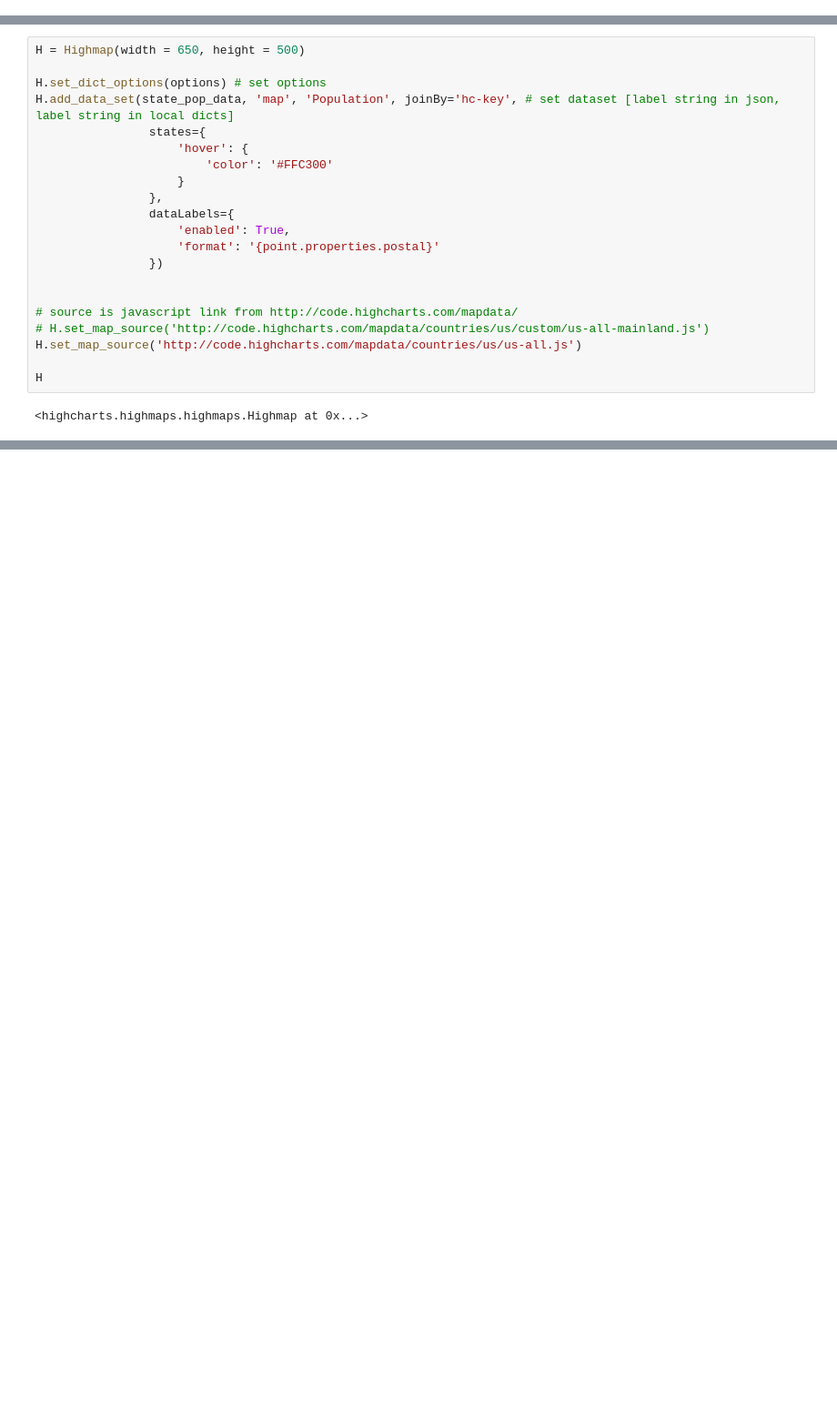
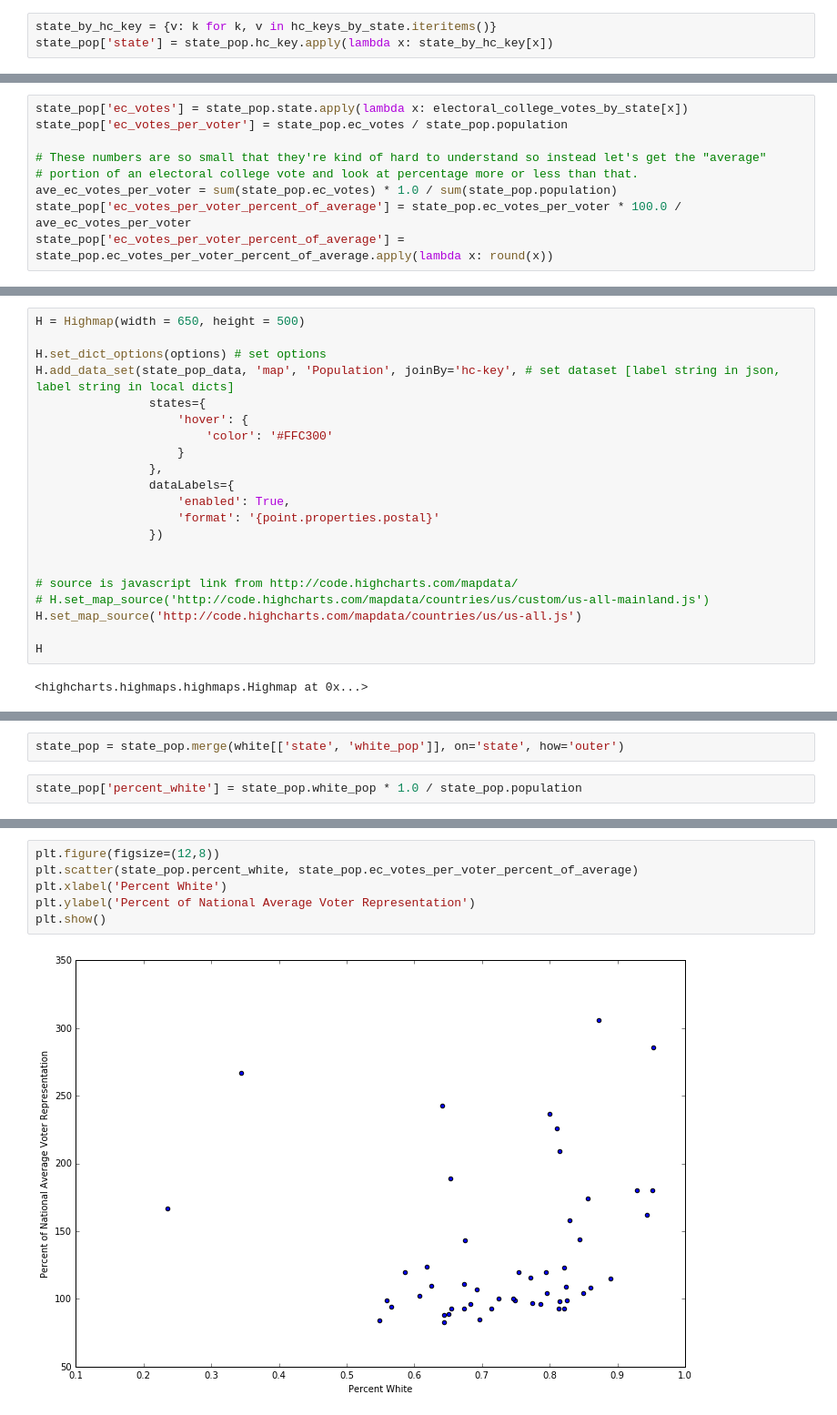
Before and after one commit to briannaschuyler/us_voting_project, a Jupyter notebook: population_data.ipynb, the cells around one changed output, grey strips where cells are left out. Shown: that part at 91% size. Saved outputs shown, nothing was run; the diff lists cells and outputs as text; blank space fills up the shorter version.

Commit message:
Plot EC representation

```diff
--- a/population_data.ipynb
+++ b/population_data.ipynb
@@ -63 +71,4 @@ for k in state_pop.index:
+# %%
+state_by_hc_key = {v: k for k, v in hc_keys_by_state.iteritems()}
+state_pop['state'] = state_pop.hc_key.apply(lambda x: state_by_hc_key[x])
 # %% [markdown]
@@ -64,0 +76,9 @@ for k in state_pop.index:
+# %%
+state_pop['ec_votes'] = state_pop.state.apply(lambda x: electoral_college_votes_by_state[x])
+state_pop['ec_votes_per_voter'] = state_pop.ec_votes / state_pop.population
+
+# These numbers are so small that they're kind of hard to understand so instead let's get the "average"
+# portion of an electoral college vote and look at percentage more or less than that.
+ave_ec_votes_per_voter = sum(state_pop.ec_votes) * 1.0 / sum(state_pop.population)
+state_pop['ec_votes_per_voter_percent_of_average'] = state_pop.ec_votes_per_voter * 100.0 / ave_ec_votes_per_voter
+state_pop['ec_votes_per_voter_percent_of_average'] = state_pop.ec_votes_per_voter_percent_of_average.apply(lambda x: round(x))
@@ -111,0 +192,4 @@ H
+# %%
+state_pop = state_pop.merge(white[['state', 'white_pop']], on='state', how='outer')
+# %%
+state_pop['percent_white'] = state_pop.white_pop * 1.0 / state_pop.population
@@ -111,0 +216,8 @@ H
+# %%
+plt.figure(figsize=(12,8))
+plt.scatter(state_pop.percent_white, state_pop.ec_votes_per_voter_percent_of_average)
+plt.xlabel('Percent White')
+plt.ylabel('Percent of National Average Voter Representation')
+plt.show()
+# %% [output]
+[figure, added]
```
Also changed, not shown: parts of 18 cells of this notebook, 6 other files.
